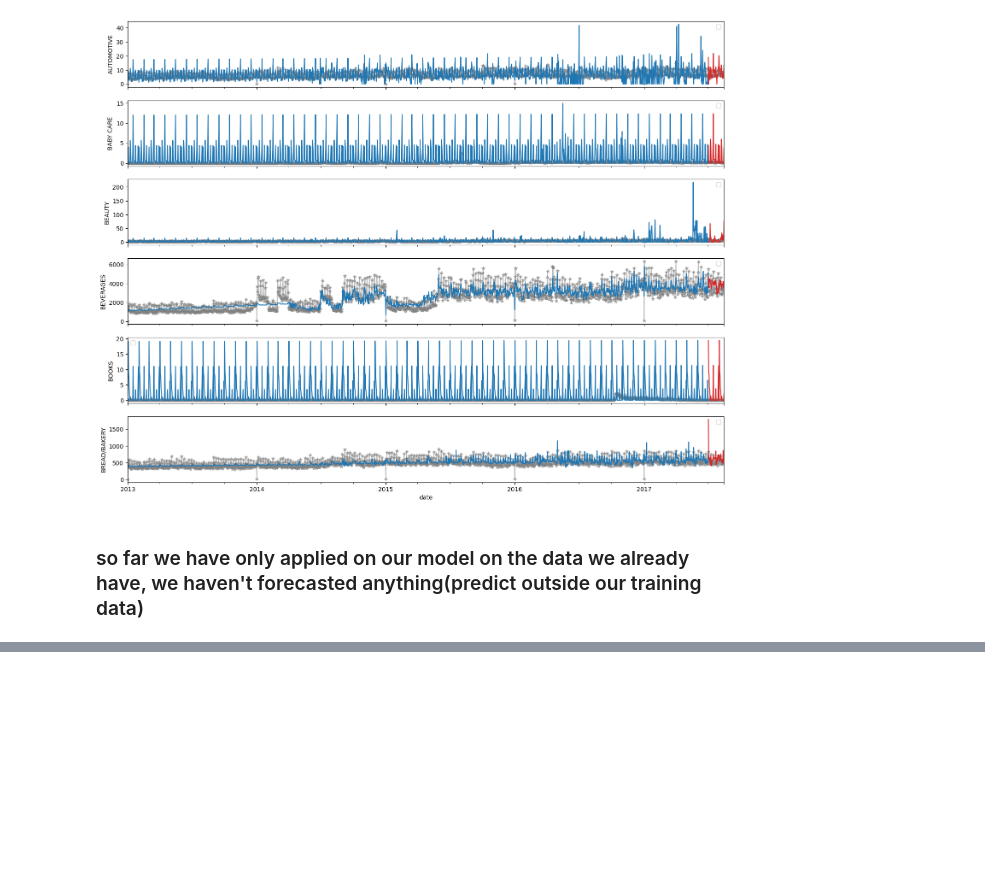
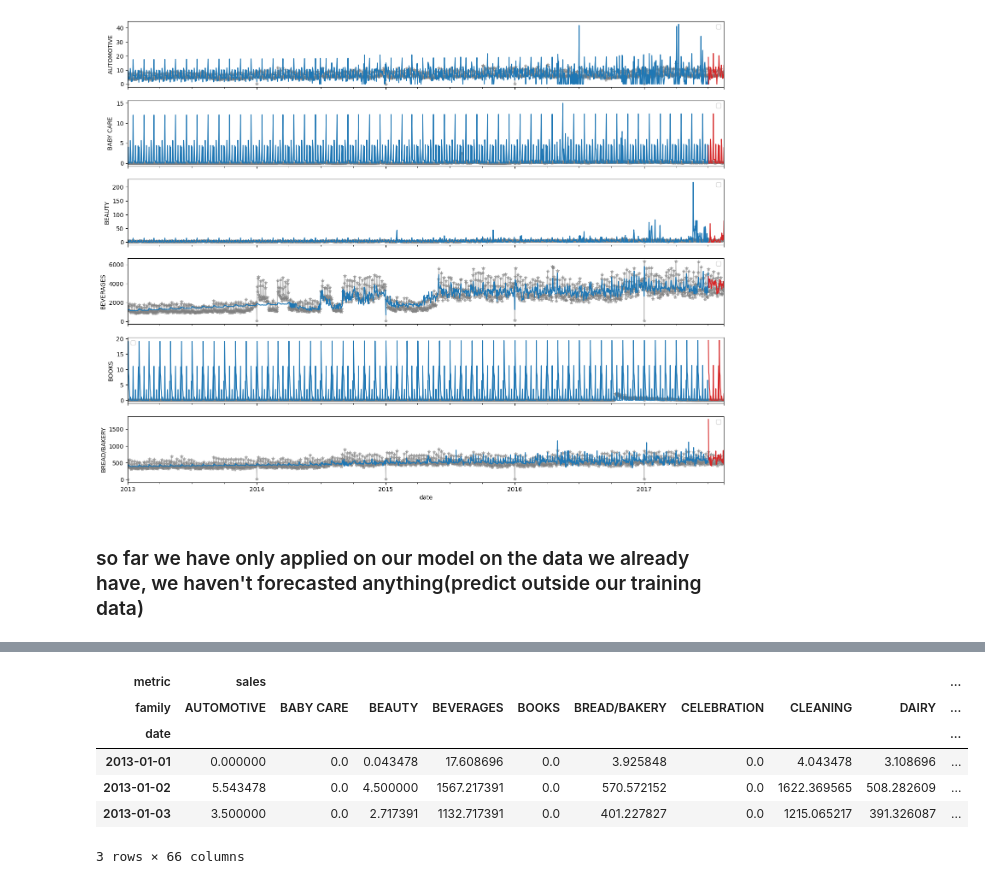
Before and after one commit to InspectorGoole/Sales-Demand-Forecast, a Jupyter notebook: sales_fore.ipynb, the cells around one changed output, grey strips where cells are left out. Drawn from its saved outputs; the diff is of its cells as text; code cells hidden in the pictures; blank space fills up the shorter version.

```diff
--- a/sales_fore.ipynb
+++ b/sales_fore.ipynb
@@ -677,0 +701,24 @@ for ax, family in zip(axs, families):
+# %%
+family_sales = pd.read_csv(
+    'family_sales.csv',
+    index_col=0,          # Set 'date' as index (first column)
+    parse_dates=True,     # Parse 'date' into datetime
+    header=[0, 1]         # Two header rows for MultiIndex columns
+)
+
+
+family_sales.columns = pd.MultiIndex.from_tuples(
+    family_sales.columns,
+    names=['metric', 'family']  # Optional: name the column levels
+)
+
+# Display the DataFrame (now matches your original structure)
+display(family_sales.head(3))
+# %% [output]
+| metric | sales |  |  |  |  |  |  |  |  | ... |
+| family | AUTOMOTIVE | BABY CARE | BEAUTY | BEVERAGES | BOOKS | BREAD/BAKERY | CELEBRATION | CLEANING | DAIRY | ... |
+| date |  |  |  |  |  |  |  |  |  | ... |
+| 2013-01-01 | 0.000000 | 0.0 | 0.043478 | 17.608696 | 0.0 | 3.925848 | 0.0 | 4.043478 | 3.108696 | ... |
+| 2013-01-02 | 5.543478 | 0.0 | 4.500000 | 1567.217391 | 0.0 | 570.572152 | 0.0 | 1622.369565 | 508.282609 | ... |
+| 2013-01-03 | 3.500000 | 0.0 | 2.717391 | 1132.717391 | 0.0 | 401.227827 | 0.0 | 1215.065217 | 391.326087 | ... |
+3 rows × 66 columns
```
Also changed, not shown: parts of 10 cells of this notebook.
